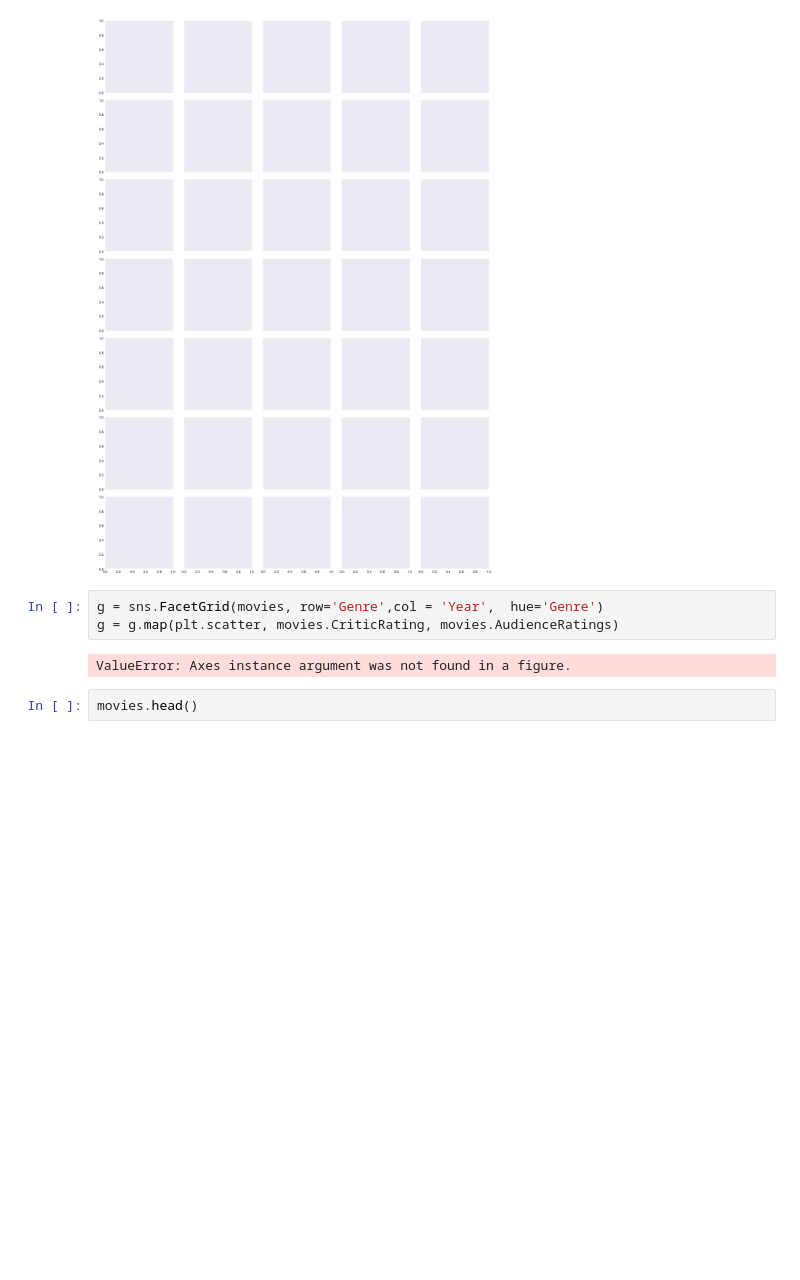
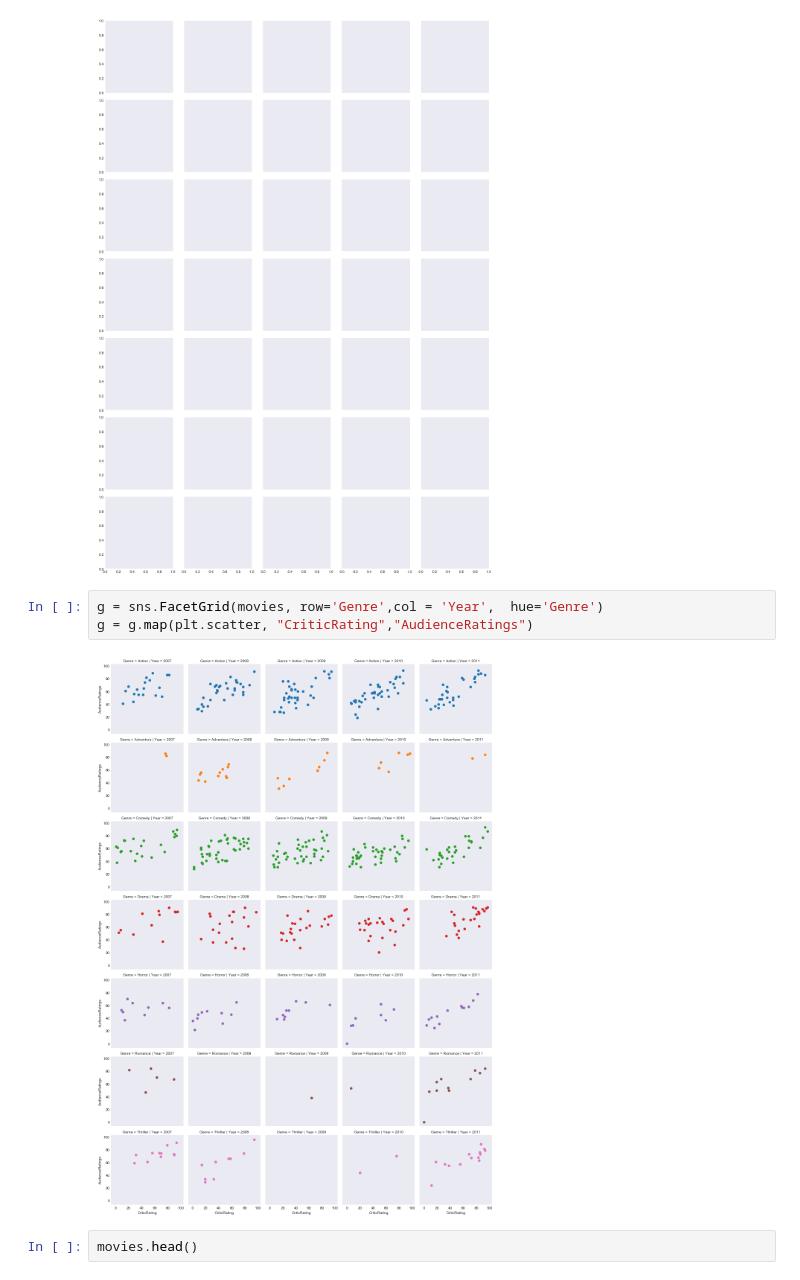
Before and after one commit to tedyeung/Python-, a Jupyter notebook: data_vizualization/Advance_Vizualization.ipynb, the cells around one changed output. Cells and saved outputs as stored; diff of their text form; blank space fills up the shorter version.

```diff
--- a/data_vizualization/Advance_Vizualization.ipynb
+++ b/data_vizualization/Advance_Vizualization.ipynb
@@ -230,9 +230,9 @@ g = sns.FacetGrid(movies, row='Genre',col = 'Year',  hue='Genre')
 [figure]
 # %%
 g = sns.FacetGrid(movies, row='Genre',col = 'Year',  hue='Genre')
-g = g.map(plt.scatter, movies.CriticRating, movies.AudienceRatings)
+g = g.map(plt.scatter, "CriticRating","AudienceRatings")
 # %% [output]
-ValueError: Axes instance argument was not found in a figure.
+[figure, added]
 # %%
 movies.head()
 # %% [output]
```
Also changed, not shown: parts of 1 cell of this notebook.
